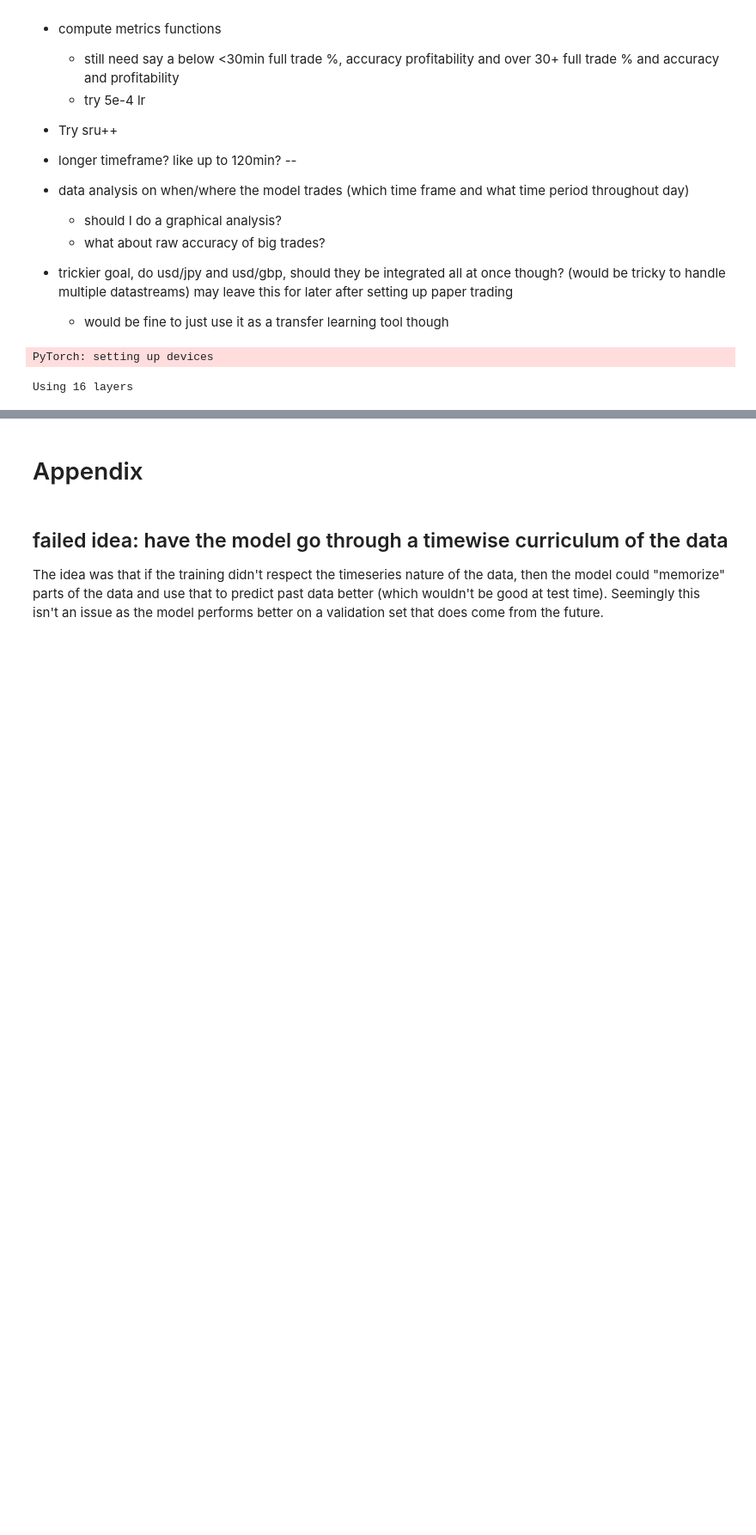
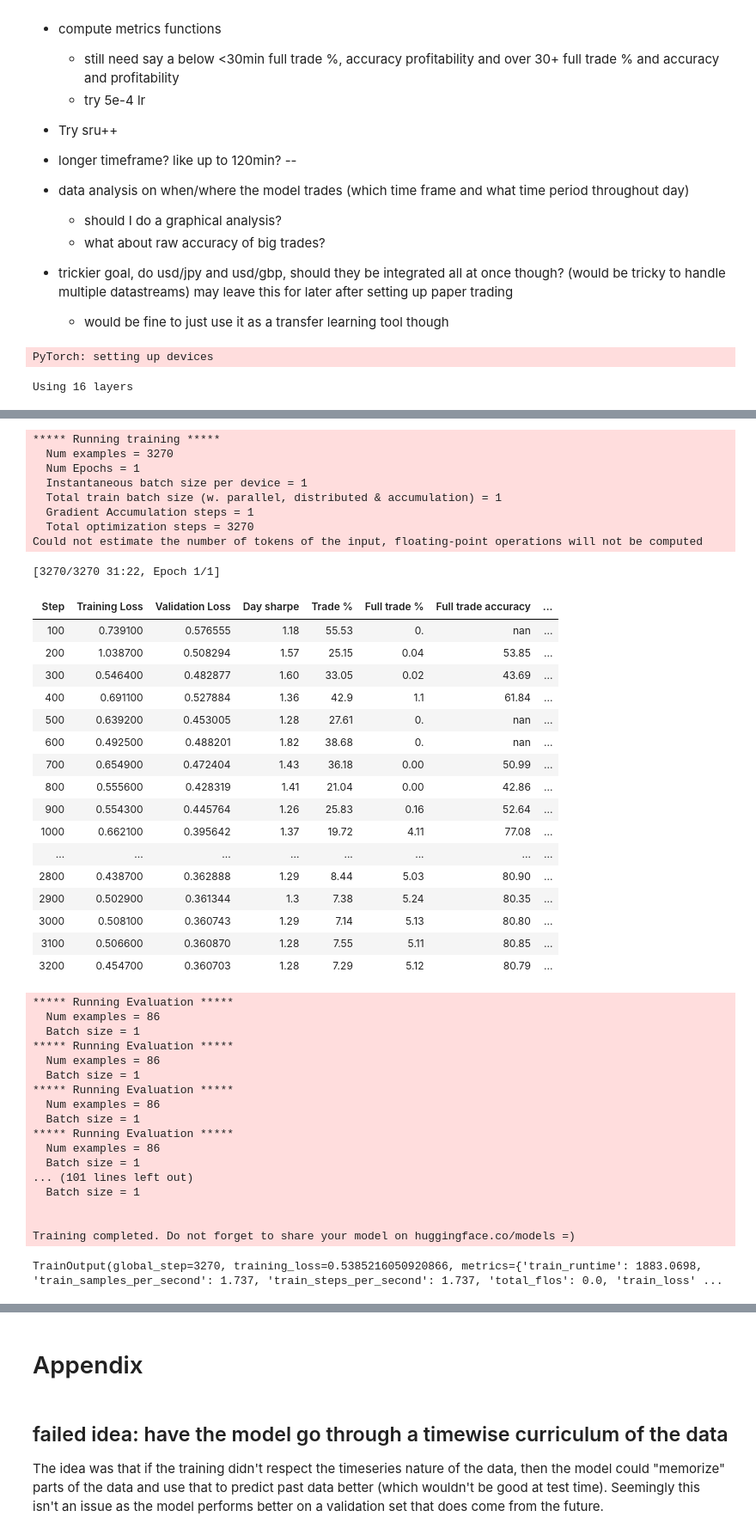
Before and after one commit to mtanghu/Transformer-Trader, a Jupyter notebook: Transformer_Modeling.ipynb, the cells around one changed output, grey strips where cells are left out. Shown at 86% size. Saved outputs shown, nothing was run; the diff lists cells and outputs as text; code cells hidden in the pictures; blank space fills up the shorter version.

```diff
--- a/Transformer_Modeling.ipynb
+++ b/Transformer_Modeling.ipynb
@@ -190,0 +191,48 @@ TrainOutput(global_step=3270, training_loss=0.5552892037487905, metrics={'train_
+# %%
+# 5e-4 lr
+trainer.train()
+# %% [output]
+***** Running training *****
+  Num examples = 3270
+  Num Epochs = 1
+  Instantaneous batch size per device = 1
+  Total train batch size (w. parallel, distributed & accumulation) = 1
+  Gradient Accumulation steps = 1
+  Total optimization steps = 3270
+Could not estimate the number of tokens of the input, floating-point operations will not be computed
+[3270/3270 31:22, Epoch 1/1]
+| Step | Training Loss | Validation Loss | Day sharpe | Trade % | Full trade % | Full trade accuracy | ... |
+| 100 | 0.739100 | 0.576555 | 1.18 | 55.53 | 0. | nan | ... |
+| 200 | 1.038700 | 0.508294 | 1.57 | 25.15 | 0.04 | 53.85 | ... |
+| 300 | 0.546400 | 0.482877 | 1.60 | 33.05 | 0.02 | 43.69 | ... |
+| 400 | 0.691100 | 0.527884 | 1.36 | 42.9 | 1.1 | 61.84 | ... |
+| 500 | 0.639200 | 0.453005 | 1.28 | 27.61 | 0. | nan | ... |
+| 600 | 0.492500 | 0.488201 | 1.82 | 38.68 | 0. | nan | ... |
+| 700 | 0.654900 | 0.472404 | 1.43 | 36.18 | 0.00 | 50.99 | ... |
+| 800 | 0.555600 | 0.428319 | 1.41 | 21.04 | 0.00 | 42.86 | ... |
+| 900 | 0.554300 | 0.445764 | 1.26 | 25.83 | 0.16 | 52.64 | ... |
+| 1000 | 0.662100 | 0.395642 | 1.37 | 19.72 | 4.11 | 77.08 | ... |
+| ... | ... | ... | ... | ... | ... | ... | ... |
+| 2800 | 0.438700 | 0.362888 | 1.29 | 8.44 | 5.03 | 80.90 | ... |
+| 2900 | 0.502900 | 0.361344 | 1.3 | 7.38 | 5.24 | 80.35 | ... |
+| 3000 | 0.508100 | 0.360743 | 1.29 | 7.14 | 5.13 | 80.80 | ... |
+| 3100 | 0.506600 | 0.360870 | 1.28 | 7.55 | 5.11 | 80.85 | ... |
+| 3200 | 0.454700 | 0.360703 | 1.28 | 7.29 | 5.12 | 80.79 | ... |
+***** Running Evaluation *****
+  Num examples = 86
+  Batch size = 1
+***** Running Evaluation *****
+  Num examples = 86
+  Batch size = 1
+***** Running Evaluation *****
+  Num examples = 86
+  Batch size = 1
+***** Running Evaluation *****
+  Num examples = 86
+  Batch size = 1
+... (101 lines left out)
+  Batch size = 1
+
+
+Training completed. Do not forget to share your model on huggingface.co/models =)
+TrainOutput(global_step=3270, training_loss=0.5385216050920866, metrics={'train_runtime': 1883.0698, 'train_samples_per_second': 1.737, 'train_steps_per_second': 1.737, 'total_flos': 0.0, 'train_loss' ...
```
Also changed, not shown: parts of 3 cells of this notebook.
